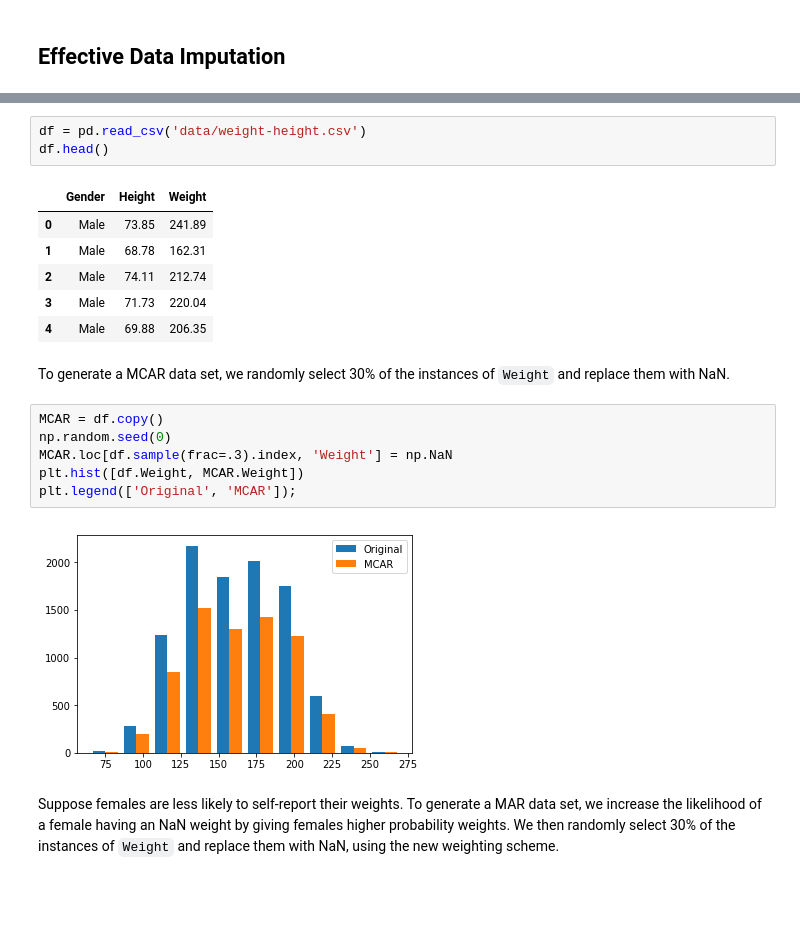
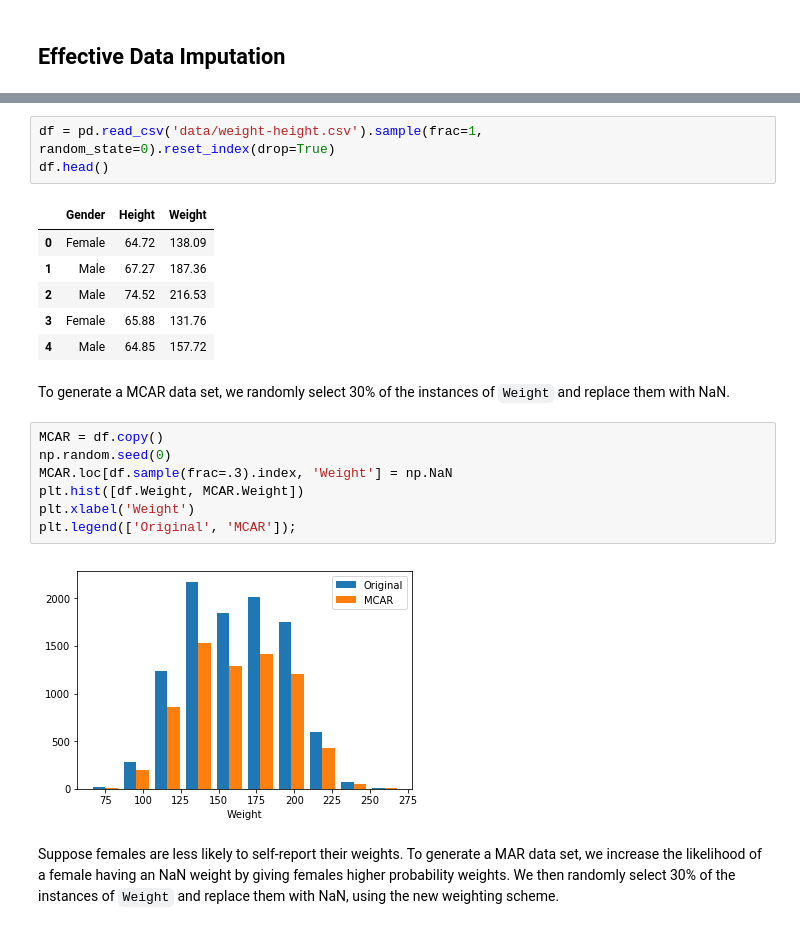
Before and after one commit to dleestat/quirky-data-science, a Jupyter notebook: quirky-data-science.ipynb, the cells around one changed output, grey strips where cells are left out. Drawn from its saved outputs; the diff is of its cells as text; blank space fills up the shorter version.

```diff
--- a/quirky-data-science.ipynb
+++ b/quirky-data-science.ipynb
@@ -238,25 +240,26 @@ Examples:
 ---
 The below data set contains the gender, height, and weight of 10,000 individuals. We can generate MCAR, MAR, and MNAR data sets using this data set by replacing 30% of the instances of `Weight` with NaN using different methods.
 # %%
-df = pd.read_csv('data/weight-height.csv')
+df = pd.read_csv('data/weight-height.csv').sample(frac=1, random_state=0).reset_index(drop=True)
 df.head()
 # %% [output]
 |  | Gender | Height | Weight |
-| 0 | Male | 73.85 | 241.89 |
-| 1 | Male | 68.78 | 162.31 |
-| 2 | Male | 74.11 | 212.74 |
-| 3 | Male | 71.73 | 220.04 |
-| 4 | Male | 69.88 | 206.35 |
+| 0 | Female | 64.72 | 138.09 |
+| 1 | Male | 67.27 | 187.36 |
+| 2 | Male | 74.52 | 216.53 |
+| 3 | Female | 65.88 | 131.76 |
+| 4 | Male | 64.85 | 157.72 |
 # %% [markdown]
 To generate a MCAR data set, we randomly select 30% of the instances of `Weight` and replace them with NaN.
 # %%
 MCAR = df.copy()
 np.random.seed(0)
 MCAR.loc[df.sample(frac=.3).index, 'Weight'] = np.NaN
 plt.hist([df.Weight, MCAR.Weight])
+plt.xlabel('Weight')
 plt.legend(['Original', 'MCAR']);
 # %% [output]
-[figure, old version]
+[figure, new version]
 # %% [markdown]
 Suppose females are less likely to self-report their weights. To generate a MAR data set, we increase the likelihood of a female having an NaN weight by giving females higher probability weights. We then randomly select 30% of the instances of `Weight` and replace them with NaN, using the new weighting scheme.
 # %%
```
Also changed, not shown: parts of 21 cells of this notebook.
